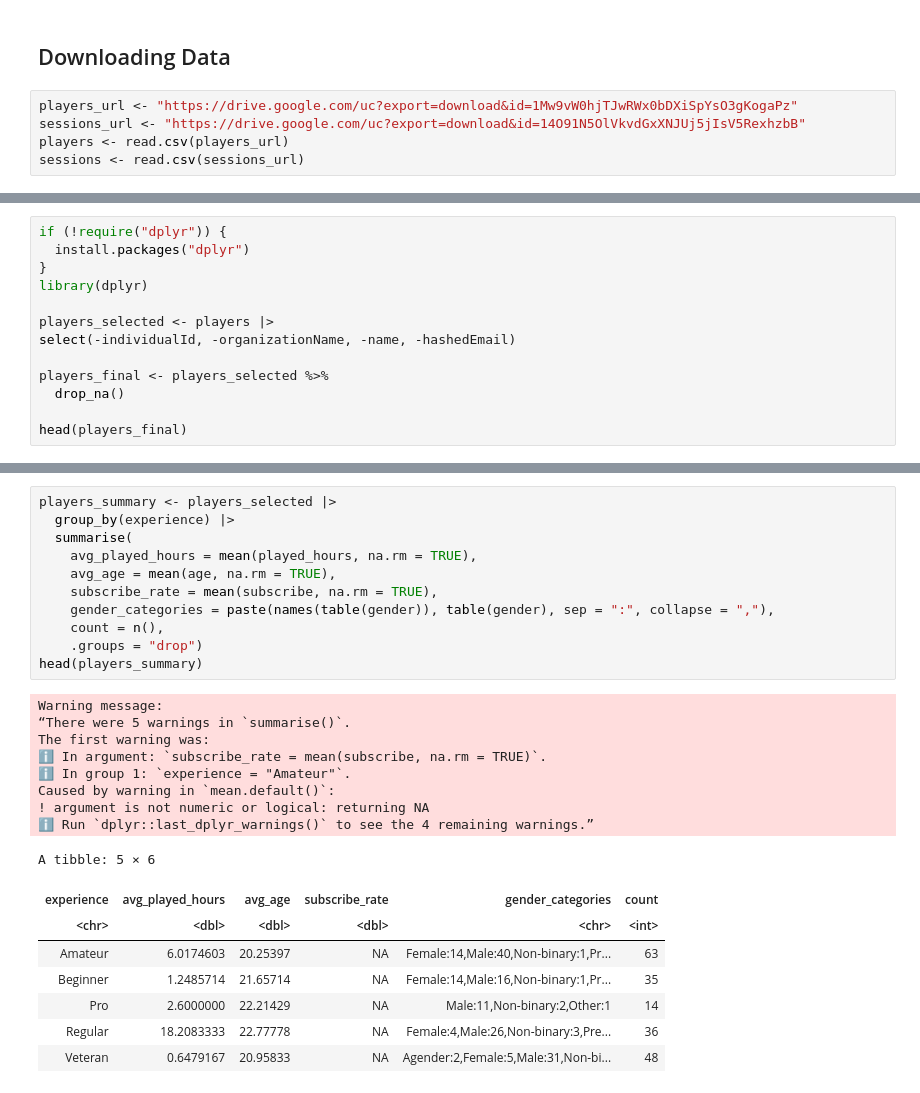
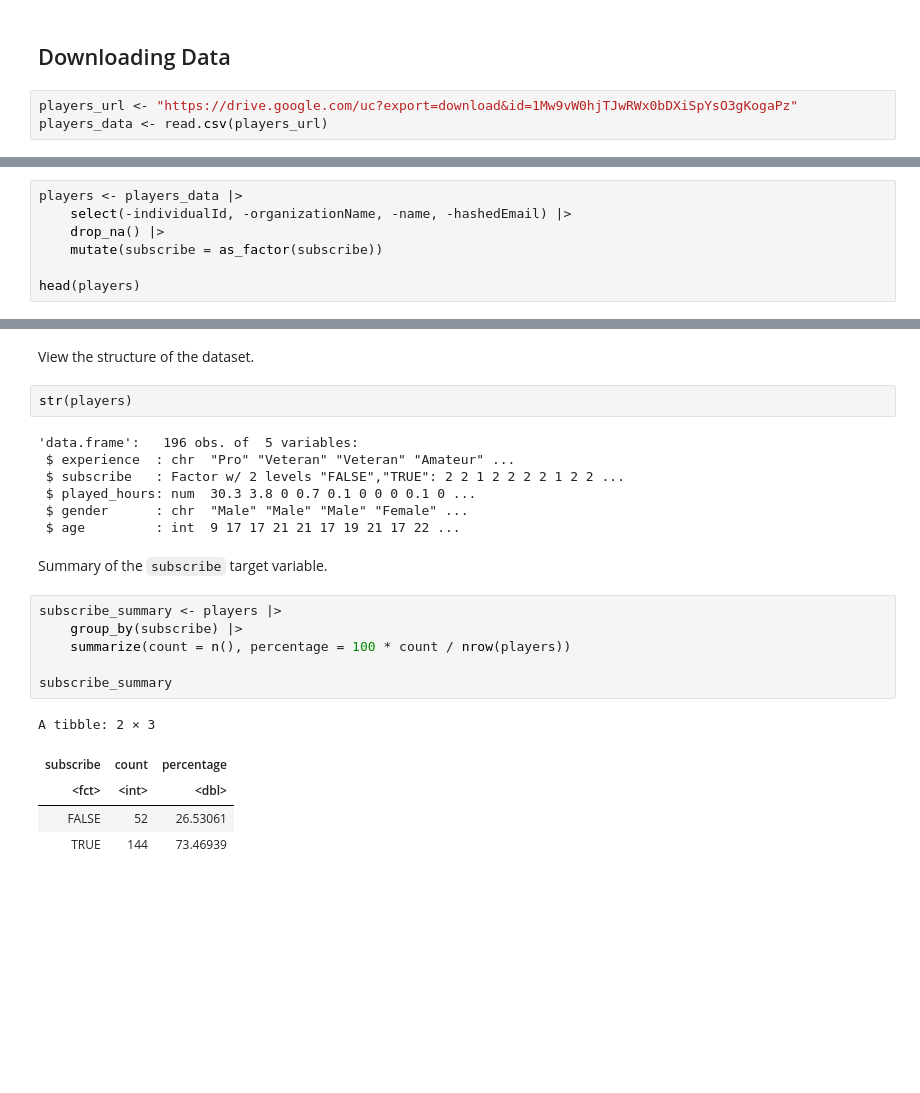
Before and after one commit to Jaden51/dsci-100-project-008-30, a Jupyter notebook: project_file.ipynb, the cells around one changed output, grey strips where cells are left out. Cells and saved outputs as stored; diff of their text form; blank space fills up the shorter version.

```diff
--- a/project_file.ipynb
+++ b/project_file.ipynb
@@ -63,6 +63,4 @@ library(tidymodels)
 ## Downloading Data
 # %%
 players_url <- "https://drive.google.com/uc?export=download&id=1Mw9vW0hjTJwRWx0bDXiSpYsO3gKogaPz"
-sessions_url <- "https://drive.google.com/uc?export=download&id=14O91N5OlVkvdGxXNJUj5jIsV5RexhzbB"
-players <- read.csv(players_url)
-sessions <- read.csv(sessions_url)
+players_data <- read.csv(players_url)
@@ -93,16 +84,10 @@ A data.frame: 6 × 5
 # %%
-if (!require("dplyr")) {
-  install.packages("dplyr")
-}
-library(dplyr)
+players <- players_data |>
+    select(-individualId, -organizationName, -name, -hashedEmail) |>
+    drop_na() |>
+    mutate(subscribe = as_factor(subscribe))
 
-players_selected <- players |>
-select(-individualId, -organizationName, -name, -hashedEmail)
-
-players_final <- players_selected %>%
-  drop_na()
-
-head(players_final)
+head(players)
 # %% [output]
 A data.frame: 6 × 5
 |  | experience | subscribe | played_hours | gender | age |
@@ -163,28 +101,25 @@ A tibble: 6 × 6
+# %% [markdown]
+View the structure of the dataset.
+# %%
+str(players)
+# %% [output]
+'data.frame':   196 obs. of  5 variables:
+ $ experience  : chr  "Pro" "Veteran" "Veteran" "Amateur" ...
+ $ subscribe   : Factor w/ 2 levels "FALSE","TRUE": 2 2 1 2 2 2 2 1 2 2 ...
+ $ played_hours: num  30.3 3.8 0 0.7 0.1 0 0 0 0.1 0 ...
+ $ gender      : chr  "Male" "Male" "Male" "Female" ...
+ $ age         : int  9 17 17 21 21 17 19 21 17 22 ...
+# %% [markdown]
+Summary of the `subscribe` target variable.
 # %%
-players_summary <- players_selected |>
-  group_by(experience) |>
-  summarise(
-    avg_played_hours = mean(played_hours, na.rm = TRUE),
-    avg_age = mean(age, na.rm = TRUE),
-    subscribe_rate = mean(subscribe, na.rm = TRUE),
-    gender_categories = paste(names(table(gender)), table(gender), sep = ":", collapse = ","),
-    count = n(),
-    .groups = "drop")
-head(players_summary)
+subscribe_summary <- players |>
+    group_by(subscribe) |>
+    summarize(count = n(), percentage = 100 * count / nrow(players))
+
+subscribe_summary
 # %% [output]
-Warning message:
-“There were 5 warnings in `summarise()`.
-The first warning was:
-ℹ In argument: `subscribe_rate = mean(subscribe, na.rm = TRUE)`.
-ℹ In group 1: `experience = "Amateur"`.
-Caused by warning in `mean.default()`:
-! argument is not numeric or logical: returning NA
-ℹ Run `dplyr::last_dplyr_warnings()` to see the 4 remaining warnings.”
+A tibble: 2 × 3
-A tibble: 5 × 6
-| experience | avg_played_hours | avg_age | subscribe_rate | gender_categories | count |
-| <chr> | <dbl> | <dbl> | <dbl> | <chr> | <int> |
-| Amateur | 6.0174603 | 20.25397 | NA | Female:14,Male:40,Non-binary:1,Pr... | 63 |
-| Beginner | 1.2485714 | 21.65714 | NA | Female:14,Male:16,Non-binary:1,Pr... | 35 |
-| Pro | 2.6000000 | 22.21429 | NA | Male:11,Non-binary:2,Other:1 | 14 |
-| Regular | 18.2083333 | 22.77778 | NA | Female:4,Male:26,Non-binary:3,Pre... | 36 |
-| Veteran | 0.6479167 | 20.95833 | NA | Agender:2,Female:5,Male:31,Non-bi... | 48 |
+| subscribe | count | percentage |
+| <fct> | <int> | <dbl> |
+| FALSE | 52 | 26.53061 |
+| TRUE | 144 | 73.46939 |
```
Also changed, not shown: parts of 39 cells of this notebook.
